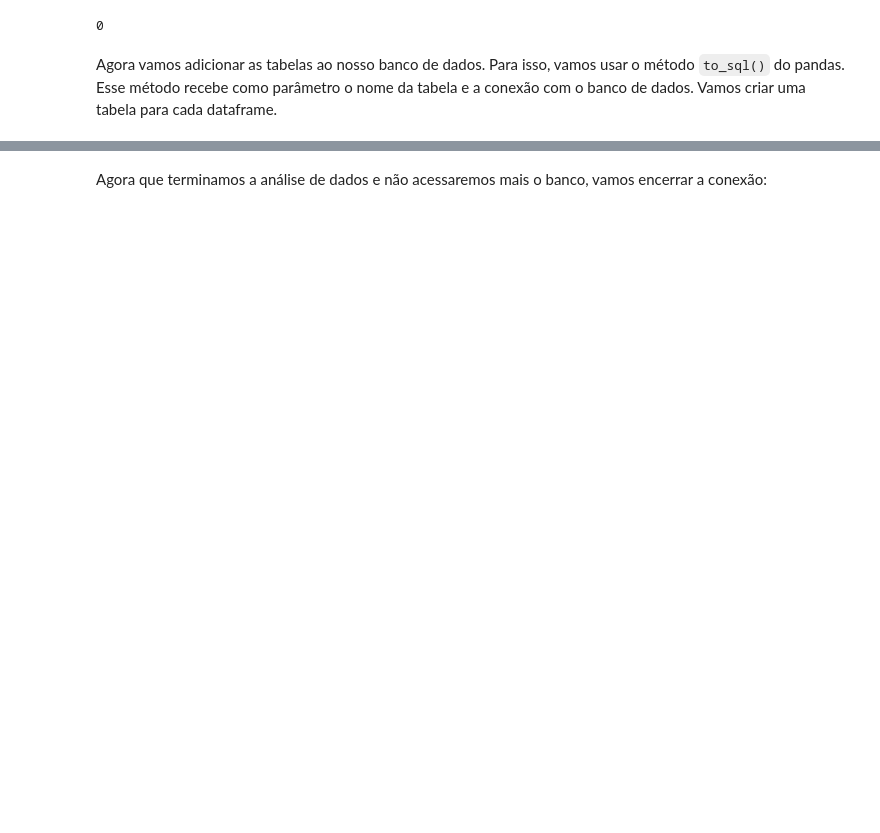
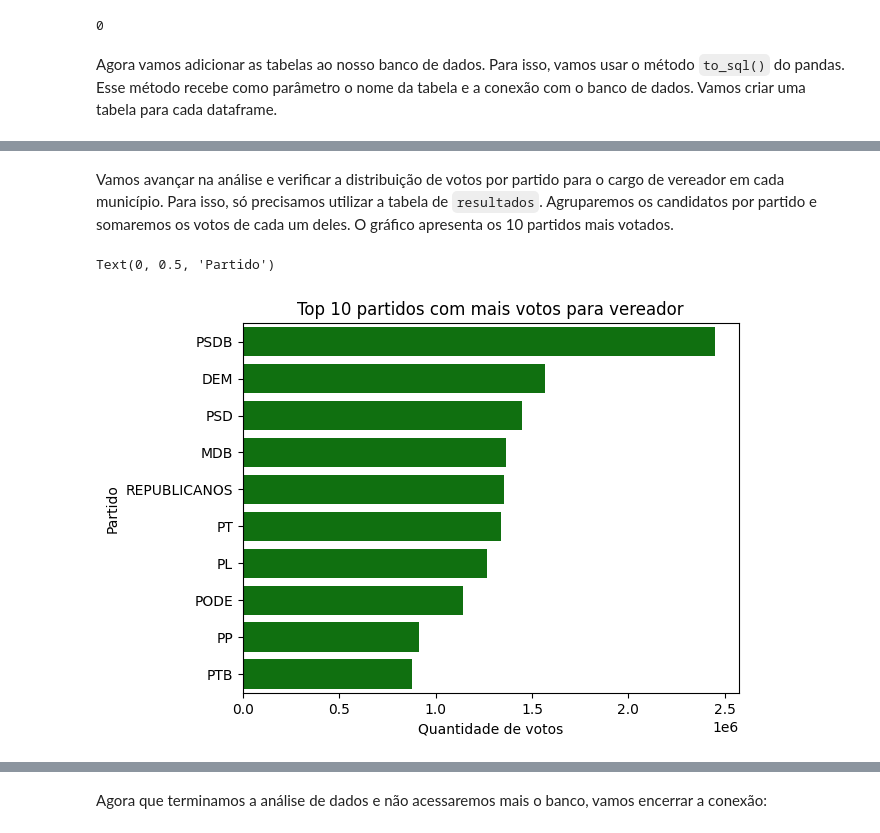
Before and after one commit to felipelmc/Desafio-RenovaBR, a Jupyter notebook: src/analysis.ipynb, the cells around one changed output, grey strips where cells are left out. Cells and saved outputs as stored; diff of their text form; code cells hidden in the pictures; blank space fills up the shorter version.

```diff
--- a/src/analysis.ipynb
+++ b/src/analysis.ipynb
@@ -378,0 +471,27 @@ q2.head(10)
+# %% [markdown]
+Vamos avançar na análise e verificar a distribuição de votos por partido para o cargo de vereador em cada município. Para isso, só precisamos utilizar a tabela de `resultados`. Agruparemos os candidatos por partido e somaremos os votos de cada um deles. O gráfico apresenta os 10 partidos mais votados.
+# %%
+# filtra apenas vereadores
+q4 = resultados_filt.query("DS_CARGO_PERGUNTA == 'Vereador'")
+
+# soma os votos por partido
+q4 = q4.groupby("SG_PARTIDO")["QT_VOTOS"].sum() \
+                                         .reset_index() \
+                                         .sort_values("QT_VOTOS", ascending=False) \
+                                         .head(10)
+
+# salva em excel
+q4.to_excel("../answer-tables/q4.xlsx")
+
+# plota o gráfico de barras com os resultados
+sns.barplot(x="QT_VOTOS",
+            y="SG_PARTIDO",
+            data=q4,
+            color="green")
+
+plt.title("Top 10 partidos com mais votos para vereador")
+plt.xlabel("Quantidade de votos")
+plt.ylabel("Partido")
+# %% [output]
+Text(0, 0.5, 'Partido')
+[figure, added]
```
Also changed, not shown: parts of 28 cells of this notebook, 6 other files.
